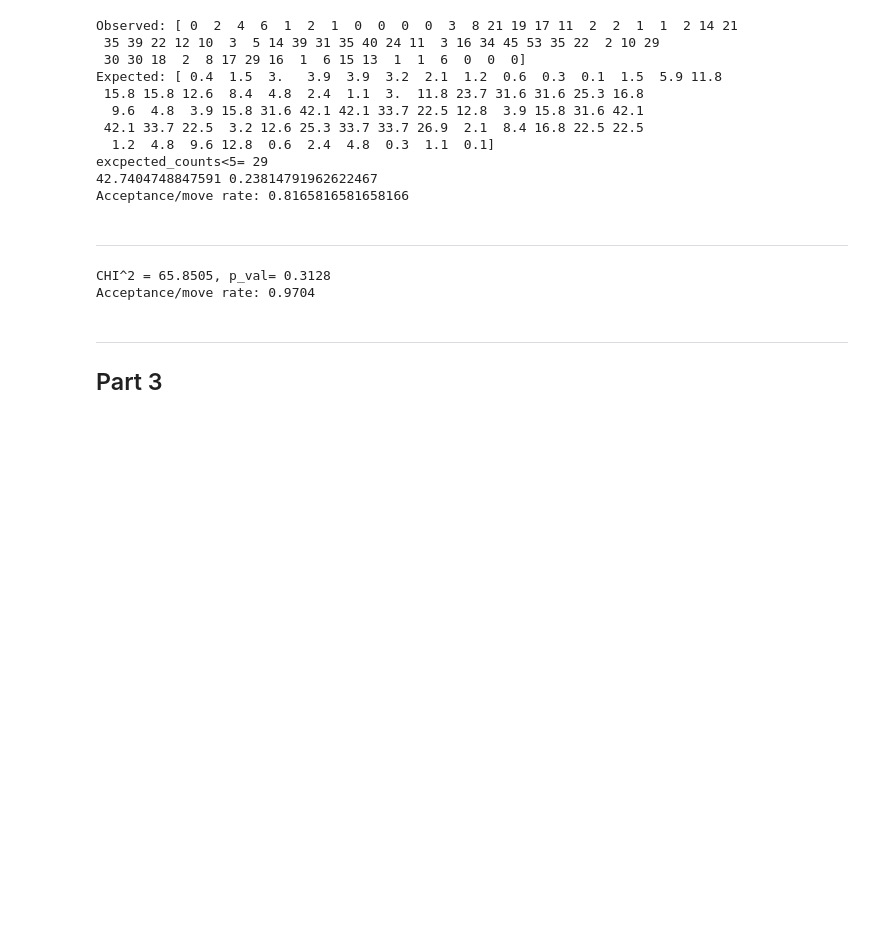
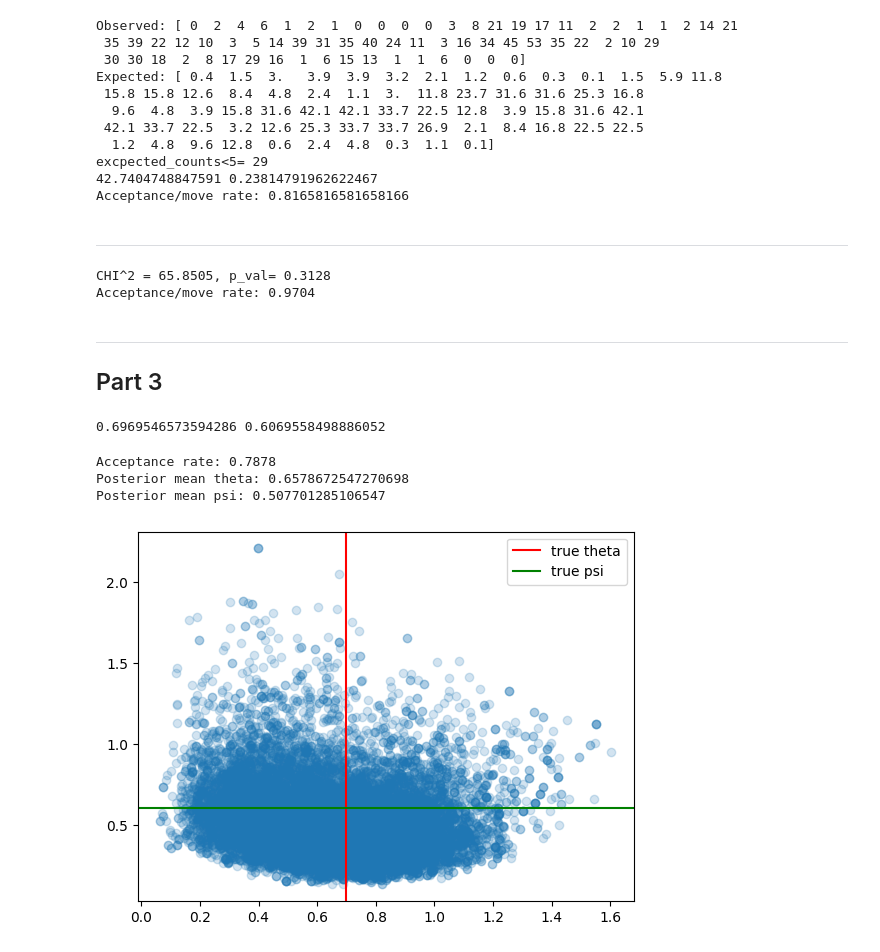
Before and after one commit to markus1573/stokastisk-simulering, a Jupyter notebook: Mathilde/Exercise6.ipynb, the cells around one changed output. Saved outputs shown, nothing was run; the diff lists cells and outputs as text; code cells hidden in the pictures; blank space fills up the shorter version.

```diff
--- a/Mathilde/Exercise6.ipynb
+++ b/Mathilde/Exercise6.ipynb
@@ -451,7 +451,7 @@ ______
 ## Part 3
 # %%
 # Baysian statistical problem
-p = 1/2
+rho = 1/2
 
 # joint distribution:
 # The task of this exercise is now to sample from the
@@ -465,3 +465,21 @@ def joint_dist(x,y,p,pi):
 
 # (a)Generate a pair (θ,ψ) from the prior distribution, i.e. the
 # distribution for the pair (Θ,Ψ), by first generating a sample (ξ,γ) of (Ξ,Γ)
+np.random.seed(42)
+
+cov = np.array([[1, rho], [rho, 1]])
+
+# 3a: generate from prior
+xi, gamma = np.random.multivariate_normal(mean=[0, 0], cov=cov)
+
+theta_true = np.exp(xi)
+psi_true = np.exp(gamma)
+
+print(theta_true, psi_true)
+# %% [output]
+0.6969546573594286 0.6069558498886052
+# %%
+# (b): Generate Xi =1,...,n with the values of (θ,ψ) you
+#obtained in item 3a. Use n=10.
+n = 10
+X = np.random.normal(loc=theta_true, scale=np.sqrt(psi_true), size=n)
@@ -467,0 +528,56 @@ def joint_dist(x,y,p,pi):
+# %%
+import matplotlib.pyplot as plt
+def MCMC(X, n_iter=20000, proposal_sd=0.15):
+    samples = np.zeros((n_iter, 2))
+
+    # we start at sample mean and sample variance
+    theta_current = np.mean(X)
+    psi_current = np.var(X, ddof=1)
+    xi_current = np.log(theta_current)
+    gamma_current = np.log(psi_current)
+
+    logpost_current = log_posterior(theta_current, psi_current, X)
+
+    accepted = 0
+    for t in range(n_iter):
+        xi_prop = xi_current + np.random.normal(0, proposal_sd)
+        gamma_prop = gamma_current + np.random.normal(0, proposal_sd)
+        theta_prop = np.exp(xi_prop)
+        psi_prop = np.exp(gamma_prop)
+
+        logpost_prop = log_posterior(theta_prop, psi_prop, X)
+
+        log_alpha = logpost_prop - logpost_current
+        if np.log(np.random.rand()) < log_alpha:
+            xi_current = xi_prop
+            gamma_current = gamma_prop
+            theta_current = theta_prop
+            psi_current = psi_prop
+            logpost_current = logpost_prop
+            accepted += 1
+
+        samples[t] = [theta_current, psi_current]
+
+    print("Acceptance rate:", accepted/n_iter)
+    return samples
+
+n=10
+X = np.random.normal(loc=theta_true, scale=np.sqrt(psi_true), size=n)
+samples = MCMC(X, n_iter=20000, proposal_sd=0.15)
+
+burn_in = 1000
+post_samples = samples[burn_in:]
+
+print("Posterior mean theta:", np.mean(post_samples[:, 0]))
+print("Posterior mean psi:", np.mean(post_samples[:, 1]))
+
+plt.scatter(post_samples[:, 0], post_samples[:, 1], alpha=0.2)
+plt.axvline(theta_true,color="red",label="true theta")
+plt.axhline(psi_true,color="green",label="true psi")
+plt.legend()
+plt.show()
+# %% [output]
+Acceptance rate: 0.7878
+Posterior mean theta: 0.6578672547270698
+Posterior mean psi: 0.507701285106547
+[figure, added]
```
Also changed, not shown: parts of 5 cells of this notebook, 1 other file.
